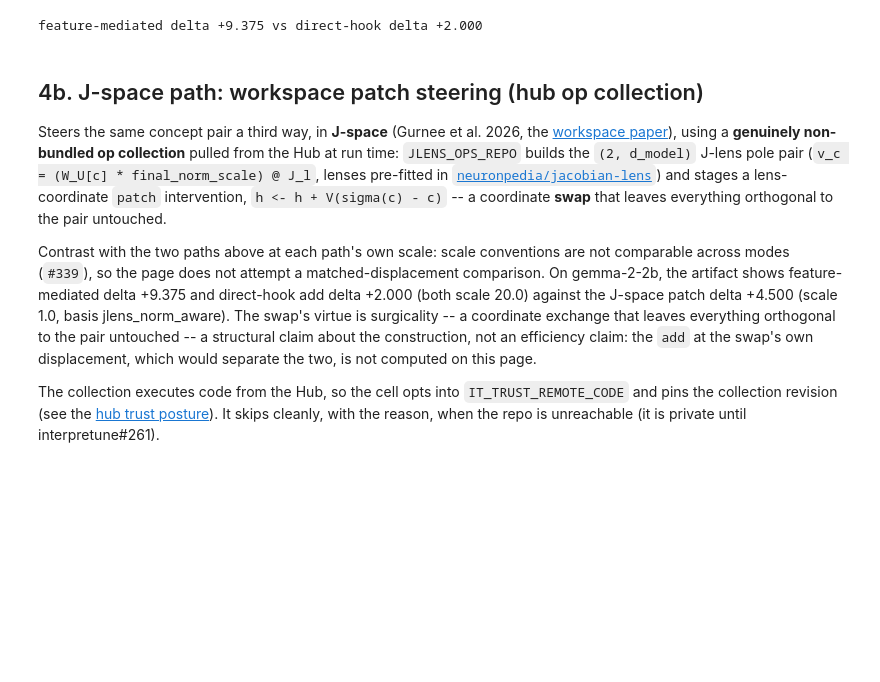
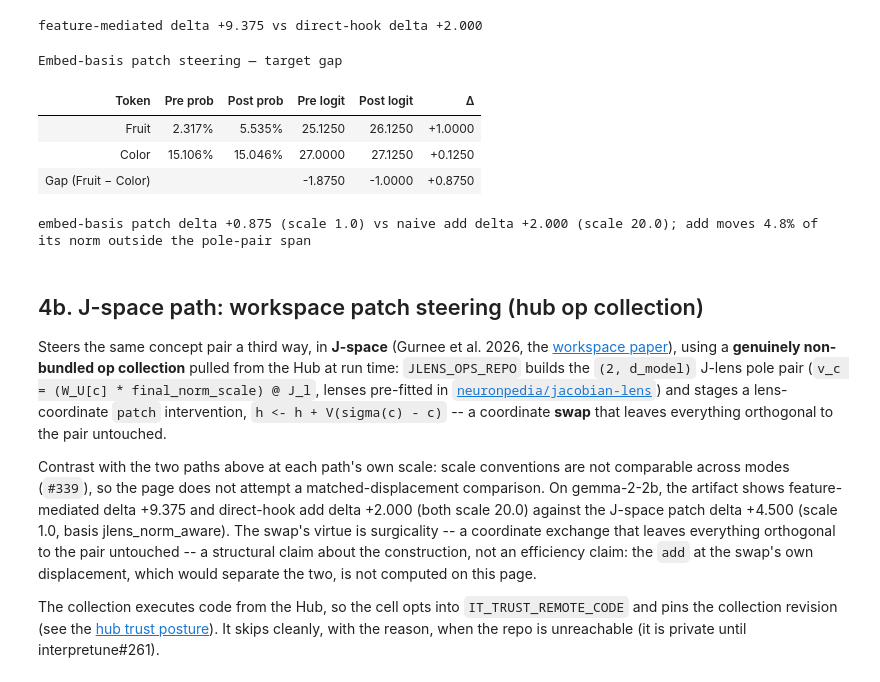
Before and after one commit to speediedan/interpretune, a Jupyter notebook: docs/notebook_artifacts/circuit_tracer_examples/ct_concept_steering_demo.ipynb, the cells around one changed output. Saved outputs shown, nothing was run; the diff lists cells and outputs as text; code cells hidden in the pictures; blank space fills up the shorter version.

```diff
--- a/docs/notebook_artifacts/circuit_tracer_examples/ct_concept_steering_demo.ipynb
+++ b/docs/notebook_artifacts/circuit_tracer_examples/ct_concept_steering_demo.ipynb
@@ -381,6 +381,70 @@ Direct-hook steering — target gap
 | Color | 15.106% | 1.797% | 27.0000 | 27.7500 | +0.7500 |
 | Gap (Fruit − Color) |  |  | -1.8750 | +0.1250 | +2.0000 |
 feature-mediated delta +9.375 vs direct-hook delta +2.000
+# %%
+# @title 4a: Embed-basis patch steering { display-mode: "form" }
+# The patch primitive is basis-agnostic: the same coordinate swap run along an
+# embed-basis pole pair, beside section 4's naive add. Poles are per-group mean
+# token embeddings; with the pair spanning the concept axis, the swap preserves
+# everything orthogonal to it -- and the share below quantifies what the naive
+# add moves outside that axis.
+from interpretune.analysis.backends import require_analysis_backend
+
+_ep_backend = require_analysis_backend(module)
+_ep_embed = _ep_backend.get_embedding_weight(module).detach().float().cpu()
+
+
+def _ep_pole(words):
+    _ids = [t for w in words for t in tokenizer(w, add_special_tokens=False)["input_ids"]]
+    assert _ids, "concept group tokenized empty"
+    return _ep_embed[torch.tensor(_ids)].mean(dim=0)
+
+
+_ep_pole_a = _ep_pole(fruits)
+_ep_pole_b = _ep_pole(colors)
+_ep_V = torch.stack([_ep_pole_a, _ep_pole_b])
+# pinv coordinates: the pair is not orthonormal by construction, so no shortcut.
+_ep_pinv = torch.linalg.pinv(_ep_V.double()).float()
+_ep_P = _ep_pinv @ _ep_V  # (d,2) @ (2,d): projector onto span(V)
+_ep_orth_share = float(
+    torch.linalg.vector_norm((torch.eye(_ep_V.shape[1]) - _ep_P) @ direct_direction.float().reshape(-1))
+)
+
+module.analysis_cfg = AnalysisCfg(target_op=it.model_fwd_intervention, ignore_manual=True, save_tokens=False)
+init_analysis_cfgs(module, [module.analysis_cfg])
+_ep_batch = AnalysisBatch(
+    prompts=[prompt],
+    concept_direction=direct_direction,
+    logit_target_ids=torch.tensor([target_a_id], dtype=torch.long),
+    concept_group_a_token_ids=[target_a_id],
+    concept_group_b_token_ids=[target_b_id],
+    concept_cache_key=intervention_hook,
+    intervention_hook_pattern=intervention_hook,
+    intervention_mode="patch",
+    intervention_tensor=_ep_V,
+    direction_scale_factor=1.0,
+)
+_ep_out = it.model_fwd_intervention(module, _ep_batch, batch, 0)
+_ep_pre_gap, _ep_post_gap = display_target_gap(
+    _ep_out.pre_intervention_logits.float().cpu().reshape(-1),
+    _ep_out.post_intervention_logits.float().cpu().reshape(-1),
+    (CONCEPT_TARGET_TOKENS[0], target_a_id),
+    (CONCEPT_TARGET_TOKENS[1], target_b_id),
+    title="Embed-basis patch steering — target gap",
+)
+print(
+    f"embed-basis patch delta {_ep_post_gap - _ep_pre_gap:+.3f} (scale 1.0) vs "
+    f"naive add delta {direct_post_gap - direct_pre_gap:+.3f} (scale {INTERVENTION_SCALE_FACTOR}); "
+    f"add moves {_ep_orth_share:.1%} of its norm outside the pole-pair span"
+)
+assert _ep_post_gap > _ep_pre_gap, "embed-basis patch should push the gap toward the target concept"
+# %% [output]
+Embed-basis patch steering — target gap
+| Token | Pre prob | Post prob | Pre logit | Post logit | Δ |
+| Fruit | 2.317% | 5.535% | 25.1250 | 26.1250 | +1.0000 |
+| Color | 15.106% | 15.046% | 27.0000 | 27.1250 | +0.1250 |
+| Gap (Fruit − Color) |  |  | -1.8750 | -1.0000 | +0.8750 |
+embed-basis patch delta +0.875 (scale 1.0) vs naive add delta +2.000 (scale 20.0); add moves 4.8% of its norm outside the pole-pair span
 # %% [markdown]
 ## 4b. J-space path: workspace patch steering (hub op collection)
 
```
Also changed, not shown: parts of 4 cells of this notebook, 1 other file.
